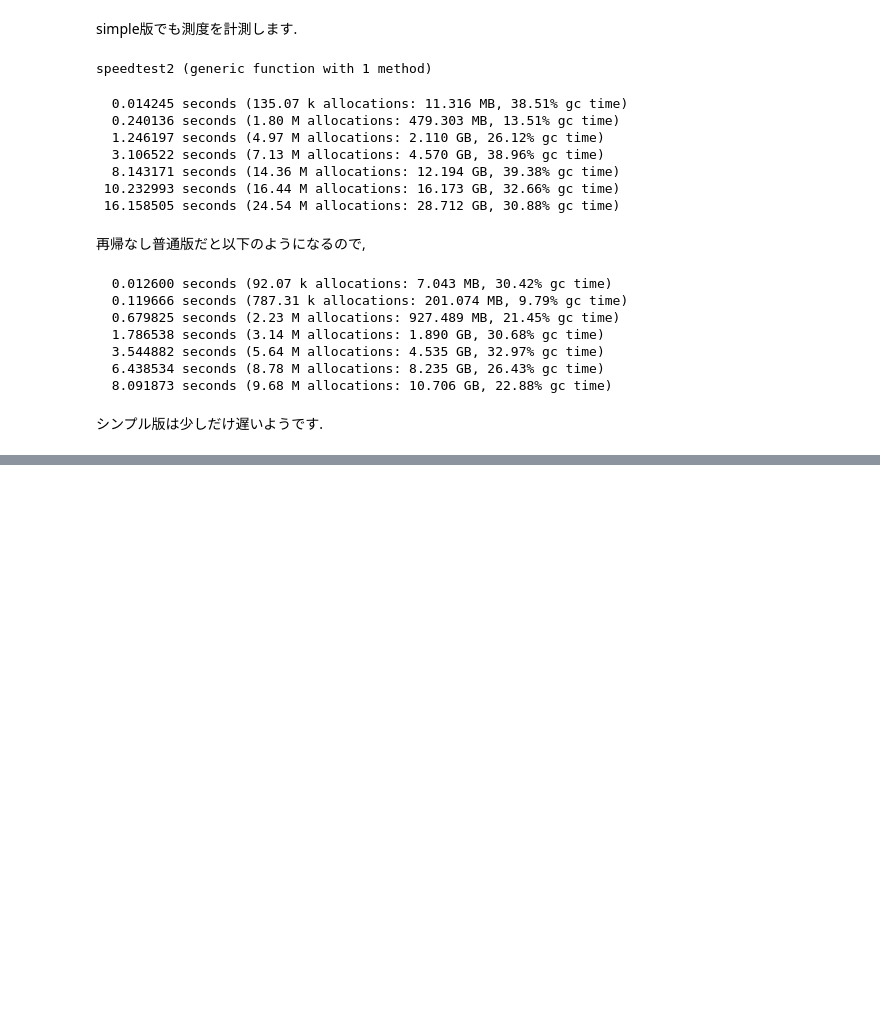
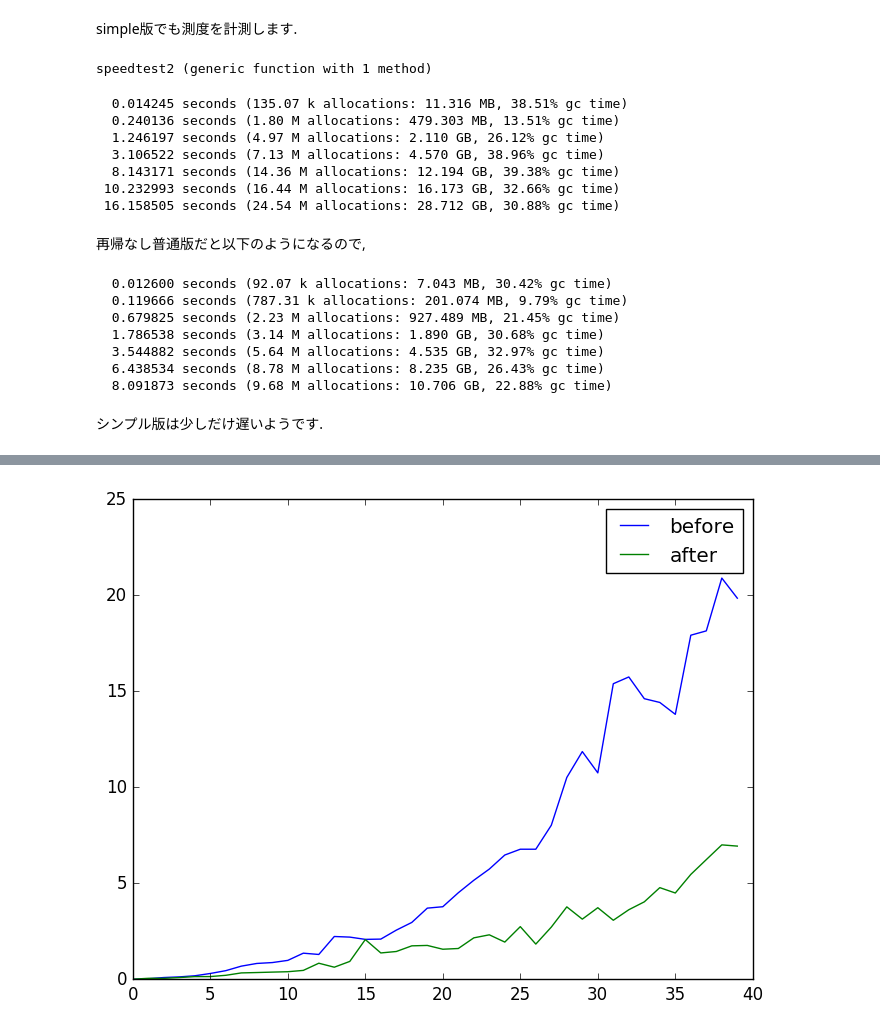
Before and after one commit to nswa17/DA.jl, a Jupyter notebook: DA.ipynb, the cells around one changed output, grey strips where cells are left out. Drawn from its saved outputs; the diff is of its cells as text; code cells hidden in the pictures; blank space fills up the shorter version.

```diff
--- a/DA.ipynb
+++ b/DA.ipynb
@@ -553,0 +589,87 @@ legend()
+# %%
+revs = get_seconds("0.013687 seconds (92.06 k allocations: 7.226 MB)
+  0.058758 seconds (197.13 k allocations: 20.595 MB, 20.35% gc time)
+  0.056876 seconds (314.18 k allocations: 40.490 MB, 17.28% gc time)
+  0.098616 seconds (502.24 k allocations: 72.133 MB, 16.36% gc time)
+  0.147537 seconds (660.30 k allocations: 105.889 MB, 11.82% gc time)
+  0.150112 seconds (758.37 k allocations: 132.577 MB, 16.39% gc time)
+  0.215729 seconds (974.42 k allocations: 179.978 MB, 16.46% gc time)
+  0.340091 seconds (1.50 M allocations: 251.397 MB, 11.37% gc time)
+  0.359890 seconds (1.89 M allocations: 318.328 MB, 13.88% gc time)
+  0.382034 seconds (1.74 M allocations: 349.349 MB, 15.41% gc time)
+  0.402355 seconds (1.69 M allocations: 399.832 MB, 16.97% gc time)
+  0.471069 seconds (2.01 M allocations: 476.572 MB, 16.98% gc time)
+  0.844814 seconds (2.66 M allocations: 582.390 MB, 12.74% gc time)
+  0.638066 seconds (1.99 M allocations: 592.895 MB, 18.47% gc time)
+  0.939131 seconds (3.14 M allocations: 755.757 MB, 15.80% gc time)
+  2.077835 seconds (4.02 M allocations: 869.611 MB, 10.27% gc time)
+  1.380199 seconds (3.12 M allocations: 890.686 MB, 16.30% gc time)
+  1.455479 seconds (2.95 M allocations: 979.229 MB, 19.10% gc time)
+  1.750106 seconds (4.07 M allocations: 1.095 GB, 13.67% gc time)
+  1.771202 seconds (4.91 M allocations: 1.280 GB, 15.24% gc time)
+  1.573289 seconds (4.71 M allocations: 1.326 GB, 17.05% gc time)
+  1.611797 seconds (4.71 M allocations: 1.481 GB, 19.21% gc time)
+  2.166091 seconds (5.48 M allocations: 1.607 GB, 16.41% gc time)
+  2.323979 seconds (5.11 M allocations: 1.649 GB, 16.06% gc time)
+  1.946263 seconds (5.22 M allocations: 1.759 GB, 14.44% gc time)
+  2.750414 seconds (5.83 M allocations: 1.916 GB, 11.25% gc time)
+  1.841744 seconds (4.29 M allocations: 1.921 GB, 15.72% gc time)
+  2.726255 seconds (6.36 M allocations: 2.198 GB, 11.83% gc time)
+  3.779822 seconds (9.24 M allocations: 2.539 GB, 9.01% gc time)
+  3.140624 seconds (7.61 M allocations: 2.549 GB, 11.84% gc time)
+  3.736348 seconds (6.74 M allocations: 2.619 GB, 10.90% gc time)
+  3.082158 seconds (6.34 M allocations: 2.729 GB, 13.26% gc time)
+  3.630857 seconds (7.52 M allocations: 2.962 GB, 12.96% gc time)
+  4.041891 seconds (7.68 M allocations: 3.123 GB, 11.17% gc time)
+  4.781519 seconds (8.48 M allocations: 3.336 GB, 10.73% gc time)
+  4.502419 seconds (8.14 M allocations: 3.468 GB, 12.22% gc time)
+  5.470003 seconds (11.34 M allocations: 3.870 GB, 10.31% gc time)
+  6.241392 seconds (10.09 M allocations: 3.943 GB, 10.08% gc time)
+  7.008831 seconds (11.93 M allocations: 4.251 GB, 9.33% gc time)
+  6.944698 seconds (11.19 M allocations: 4.372 GB, 12.22% gc time)")
+k1 = "0.004421 seconds (71.06 k allocations: 5.624 MB)
+  0.037412 seconds (248.12 k allocations: 27.522 MB, 7.17% gc time)
+  0.099779 seconds (521.18 k allocations: 81.949 MB, 22.67% gc time)
+  0.133260 seconds (634.24 k allocations: 131.947 MB, 24.82% gc time)
+  0.191103 seconds (855.30 k allocations: 216.210 MB, 27.00% gc time)
+  0.310273 seconds (1.25 M allocations: 333.764 MB, 26.73% gc time)
+  0.457669 seconds (1.62 M allocations: 497.376 MB, 27.68% gc time)
+  0.692682 seconds (2.14 M allocations: 701.836 MB, 25.76% gc time)
+  0.832984 seconds (2.29 M allocations: 840.361 MB, 26.24% gc time)
+  0.878811 seconds (3.46 M allocations: 1.400 GB, 9.25% gc time)
+  0.993192 seconds (2.74 M allocations: 1.256 GB, 30.86% gc time)
+  1.367815 seconds (3.09 M allocations: 1.532 GB, 32.09% gc time)
+  1.301243 seconds (2.55 M allocations: 1.312 GB, 30.13% gc time)
+  2.237044 seconds (4.48 M allocations: 2.468 GB, 29.92% gc time)
+  2.205013 seconds (4.70 M allocations: 2.874 GB, 31.66% gc time)
+  2.086873 seconds (4.37 M allocations: 2.701 GB, 32.63% gc time)
+  2.101123 seconds (4.19 M allocations: 2.788 GB, 31.85% gc time)
+  2.567895 seconds (4.72 M allocations: 3.490 GB, 34.02% gc time)
+  2.969407 seconds (5.13 M allocations: 3.732 GB, 31.52% gc time)
+  3.714042 seconds (6.52 M allocations: 5.371 GB, 35.73% gc time)
+  3.787283 seconds (6.32 M allocations: 5.131 GB, 33.18% gc time)
+  4.514897 seconds (6.49 M allocations: 5.807 GB, 31.63% gc time)
+  5.164590 seconds (7.76 M allocations: 7.152 GB, 34.44% gc time)
+  5.747971 seconds (8.46 M allocations: 7.853 GB, 34.77% gc time)
+  6.480615 seconds (8.99 M allocations: 8.347 GB, 24.20% gc time)
+  6.782499 seconds (9.74 M allocations: 9.585 GB, 26.25% gc time)
+  6.782342 seconds (8.88 M allocations: 8.910 GB, 23.63% gc time)
+  8.031126 seconds (10.02 M allocations: 10.516 GB, 23.85% gc time)
+ 10.519969 seconds (11.87 M allocations: 12.479 GB, 20.23% gc time)
+ 11.867743 seconds (14.76 M allocations: 16.530 GB, 22.95% gc time)
+ 10.758971 seconds (12.08 M allocations: 13.944 GB, 23.81% gc time)
+ 15.402221 seconds (15.50 M allocations: 18.253 GB, 21.33% gc time)
+ 15.754614 seconds (15.44 M allocations: 18.548 GB, 20.83% gc time)
+ 14.622754 seconds (14.73 M allocations: 18.252 GB, 21.03% gc time)
+ 14.426842 seconds (16.11 M allocations: 20.856 GB, 23.57% gc time)
+ 13.807909 seconds (14.75 M allocations: 19.492 GB, 21.82% gc time)
+ 17.929274 seconds (20.84 M allocations: 28.949 GB, 24.73% gc time)
+ 18.154148 seconds (18.20 M allocations: 25.866 GB, 24.07% gc time)
+ 20.904895 seconds (18.72 M allocations: 26.485 GB, 20.84% gc time)
+ 19.857537 seconds (19.01 M allocations: 28.425 GB, 23.69% gc time)"
+
+plot(get_seconds(k1), label="before")
+plot(revs, label="after")
+legend()
+# %% [output]
+[figure, added]
```
Also changed, not shown: parts of 31 cells of this notebook, 1 other file.
